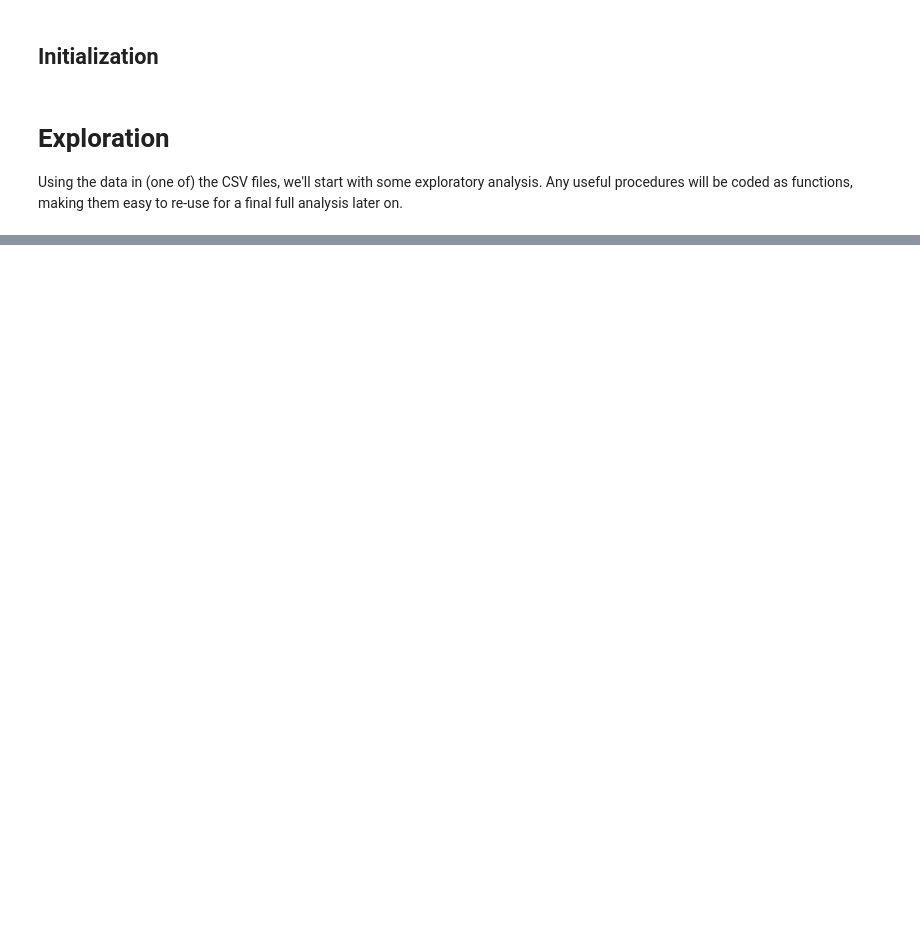
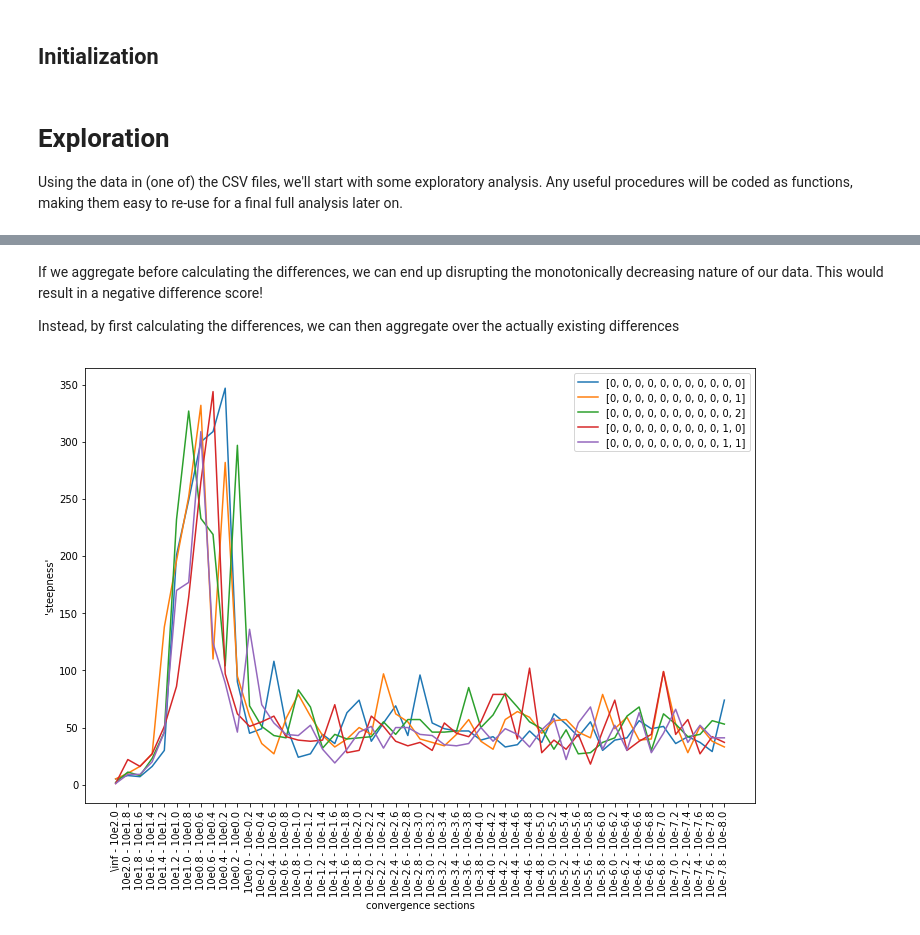
Before and after one commit to sjvrijn/adaptive-ES-configs, a Jupyter notebook: analysis.ipynb, the cells around one changed output, grey strips where cells are left out. Drawn from its saved outputs; the diff is of its cells as text; code cells hidden in the pictures; blank space fills up the shorter version.

Commit message:
Major analysis update: now calculating and plotting (more) useful information

```diff
--- a/analysis.ipynb
+++ b/analysis.ipynb
@@ -248,0 +91,7 @@ print(results)
+# %%
+def get_data(ndim, fid):
+    return pd.read_csv(data_location + file_name.format(ndim=ndim, fid=fid), index_col=0)
+
+# Starting with 5D F1 as an example
+df = get_data(ndim=5, fid=1)
+df.head()
@@ -248,0 +105,11 @@ print(results)
+# %%
+def absolutetodifferences(df):
+    return_df = df.copy()
+    df_columns = list(reversed(columns))
+    for column_a, column_b in zip(columns, columns[1:]):
+        return_df[column_b] = df[column_b] - df[column_a]
+    return return_df
+
+# Next, we get the differences between the running times for each of the targets
+df_diff = absolutetodifferences(df)
+df_diff.head()
@@ -248,0 +182,4 @@ print(results)
+# %%
+# Then we can aggregate
+df_diff = aggregateByMax(absolutetodifferences(df))
+df_diff.head()
@@ -248,0 +193,28 @@ print(results)
+# %% [markdown]
+If we aggregate before calculating the differences, we can end up disrupting the monotonically decreasing nature of our data. This would result in a negative difference score!
+
+Instead, by first calculating the differences, we can then aggregate over the actually existing differences
+# %%
+section_labels = ['\inf - 10e{}'.format(powers[0])]
+section_labels.extend(['10e{} - 10e{}'.format(a, b) for a, b in zip(powers[:-1], powers[1:])])
+
+def plotOnAxis(df, columns, ax, *, title=None, legend=True):
+    for idx, row in df.iterrows():
+        ax.plot(row[columns].values, '-', label=row['Representation'])
+
+    ax.set_ylabel("\'steepness\'")
+    ax.set_xlabel('convergence sections')
+    ax.set_xticks(np.arange(len(target_values)))
+    ax.set_xticklabels(section_labels)
+    ax.xaxis.set_tick_params(rotation=90)
+    if title:
+        ax.set_title(title)
+    if legend:
+        ax.legend(loc=0)
+# %%
+# Let's plot the head (=first 5 rows) of the currently loaded data as an example
+fig, ax = plt.subplots(figsize=(12,8))
+plotOnAxis(df_diff.head(), columns, ax)
+plt.show()
+# %% [output]
+[figure, added]
```
Also changed, not shown: parts of 39 cells of this notebook.
